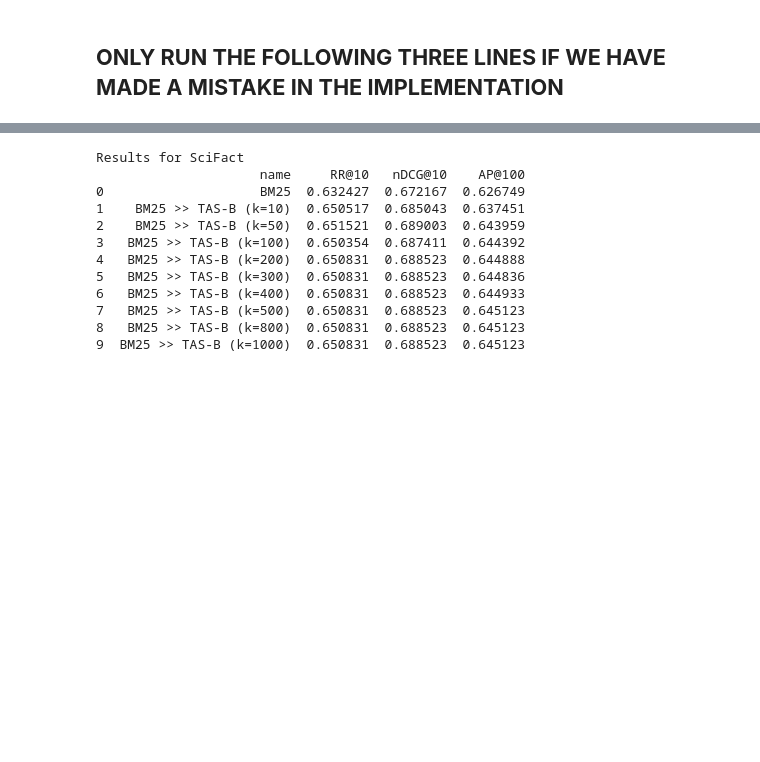
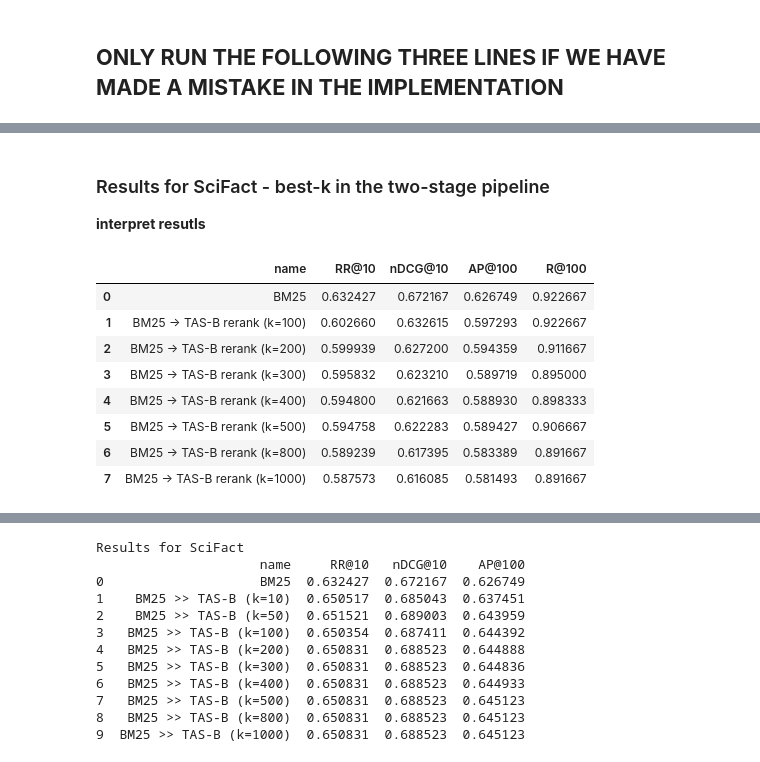
Before and after one commit to AStyslavski/DSAIT4050_IR_G16_2025-2026, a Jupyter notebook: ir_experiment.ipynb, the cells around one changed output, grey strips where cells are left out. Cells and saved outputs as stored; diff of their text form; code cells hidden in the pictures; blank space fills up the shorter version.

Commit message:
improved structure of experiments and heavily modified two of them to better match the outline of the research questions

```diff
--- a/ir_experiment.ipynb
+++ b/ir_experiment.ipynb
@@ -201,0 +217,21 @@ Now that we have dealt with all the dense indexes we can use BM25 to retrieve so
+# %%
+def rerank_only_experiment(dense_index, test_dataset, dataset_name, bm25, candidate_depths = [100]):
+    # this function uses TAS-B as a pure reranker
+    # without interpolation - answers research question more cleanly
+    ff_score = FFScore(dense_index)
+    pipelines = [bm25]
+    names = ["BM25"]
+
+    for k in candidate_depths:
+        pipe = (bm25 % k) >> ff_score
+        pipelines.append(pipe)
+        names.append(f"BM25 -> TAS-B rerank (k={k})")
+
+    results = pt.Experiment(
+        pipelines,
+        test_dataset.get_topics("text"),
+        test_dataset.get_qrels(),
+        eval_metrics=[RR @ 10, nDCG @ 10, MAP @ 100, Recall @ 100],   # better than MAP@100 to checkout the k variable
+        names=names,
+    )
+    return results
@@ -201,0 +280,18 @@ Now that we have dealt with all the dense indexes we can use BM25 to retrieve so
+# %%
+# this list will be used to find the best k for each of the datasets
+candidate_depths = [100,200,300,400,500,800,1000]
+# %% [markdown]
+### Results for SciFact - best-k in the two-stage pipeline
+**interpret resutls**
+# %%
+rerank_only_experiment(scifact_index, testset_scifact, "SciFact", bm25_scifact,candidate_depths)
+# %% [output]
+|  | name | RR@10 | nDCG@10 | AP@100 | R@100 |
+| 0 | BM25 | 0.632427 | 0.672167 | 0.626749 | 0.922667 |
+| 1 | BM25 -> TAS-B rerank (k=100) | 0.602660 | 0.632615 | 0.597293 | 0.922667 |
+| 2 | BM25 -> TAS-B rerank (k=200) | 0.599939 | 0.627200 | 0.594359 | 0.911667 |
+| 3 | BM25 -> TAS-B rerank (k=300) | 0.595832 | 0.623210 | 0.589719 | 0.895000 |
+| 4 | BM25 -> TAS-B rerank (k=400) | 0.594800 | 0.621663 | 0.588930 | 0.898333 |
+| 5 | BM25 -> TAS-B rerank (k=500) | 0.594758 | 0.622283 | 0.589427 | 0.906667 |
+| 6 | BM25 -> TAS-B rerank (k=800) | 0.589239 | 0.617395 | 0.583389 | 0.891667 |
+| 7 | BM25 -> TAS-B rerank (k=1000) | 0.587573 | 0.616085 | 0.581493 | 0.891667 |
```
Also changed, not shown: parts of 43 cells of this notebook.
